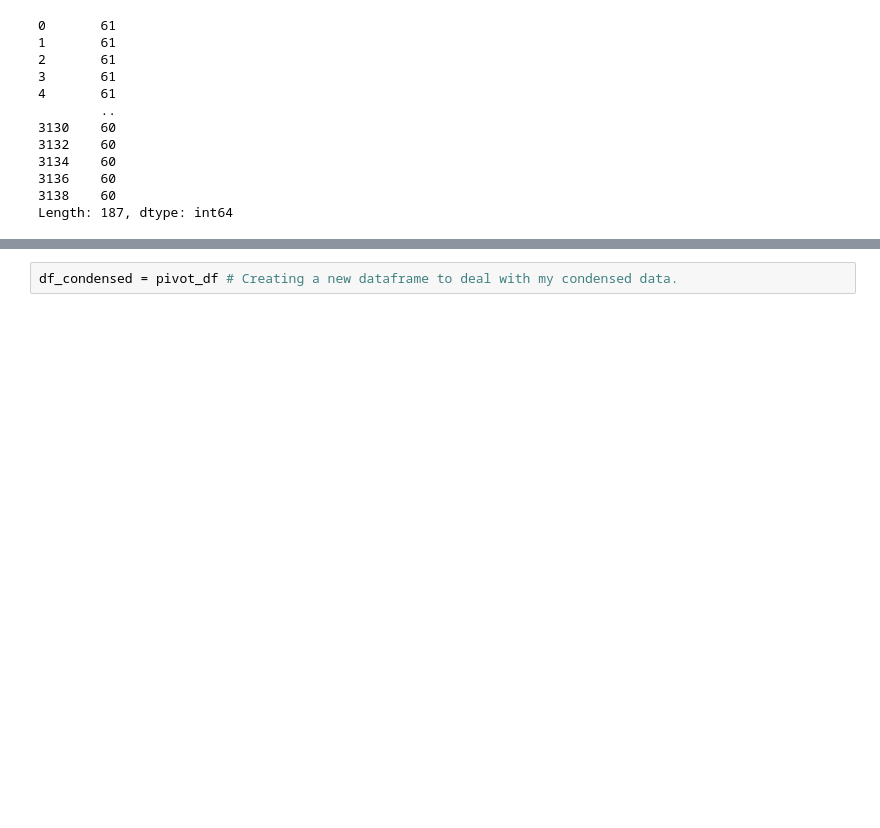
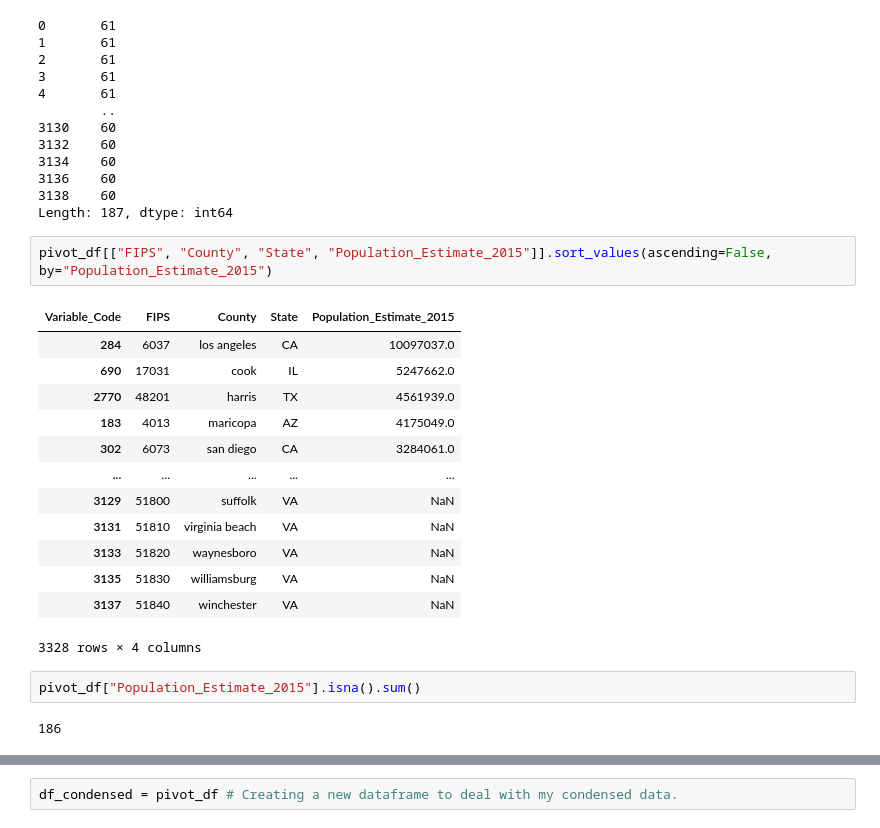
Before and after one commit to gabbycjames/DataScience_Capstone, a Jupyter notebook: DataWrangling.ipynb, the cells around one changed output, grey strips where cells are left out. Drawn from its saved outputs; the diff is of its cells as text; blank space fills up the shorter version.

Commit message:
Working on Population column

```diff
--- a/DataWrangling.ipynb
+++ b/DataWrangling.ipynb
@@ -390,3 +421,23 @@ missing_rows
 3136    60
 3138    60
 Length: 187, dtype: int64
+# %%
+pivot_df[["FIPS", "County", "State", "Population_Estimate_2015"]].sort_values(ascending=False, by="Population_Estimate_2015")
+# %% [output]
+| Variable_Code | FIPS | County | State | Population_Estimate_2015 |
+| 284 | 6037 | los angeles | CA | 10097037.0 |
+| 690 | 17031 | cook | IL | 5247662.0 |
+| 2770 | 48201 | harris | TX | 4561939.0 |
+| 183 | 4013 | maricopa | AZ | 4175049.0 |
+| 302 | 6073 | san diego | CA | 3284061.0 |
+| ... | ... | ... | ... | ... |
+| 3129 | 51800 | suffolk | VA | NaN |
+| 3131 | 51810 | virginia beach | VA | NaN |
+| 3133 | 51820 | waynesboro | VA | NaN |
+| 3135 | 51830 | williamsburg | VA | NaN |
+| 3137 | 51840 | winchester | VA | NaN |
+3328 rows × 4 columns
+# %%
+pivot_df["Population_Estimate_2015"].isna().sum()
+# %% [output]
+186
```
Also changed, not shown: parts of 27 cells of this notebook.
